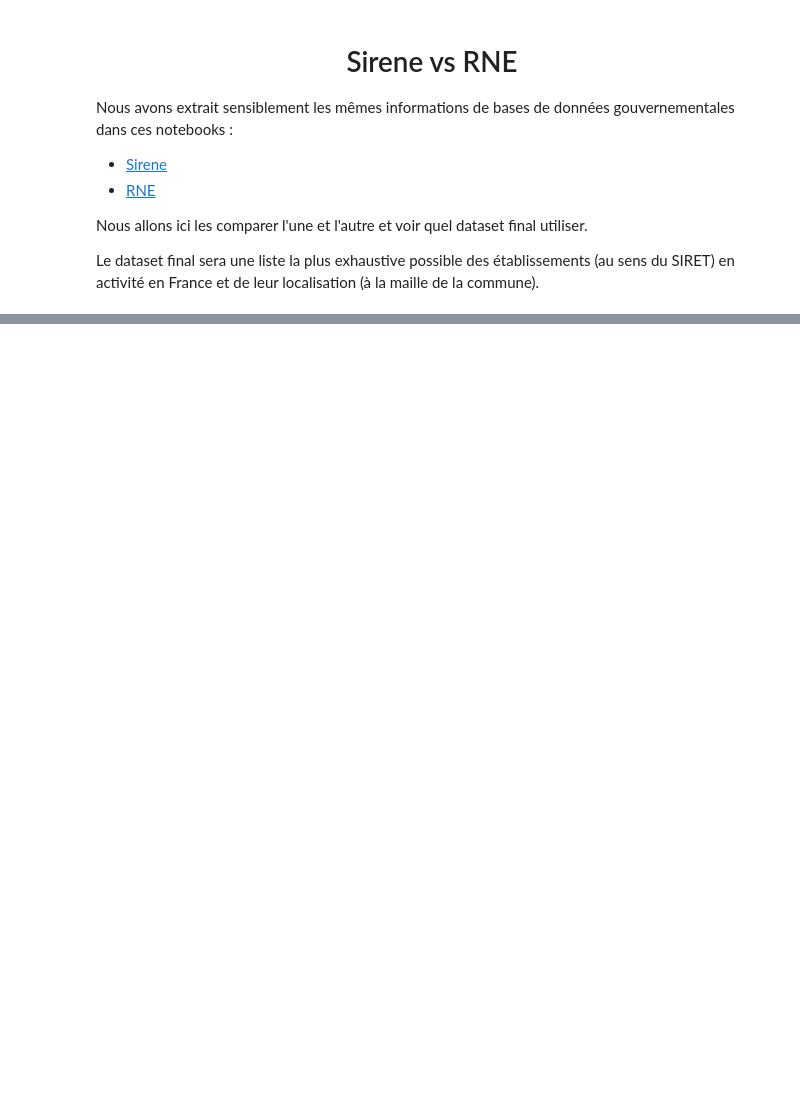
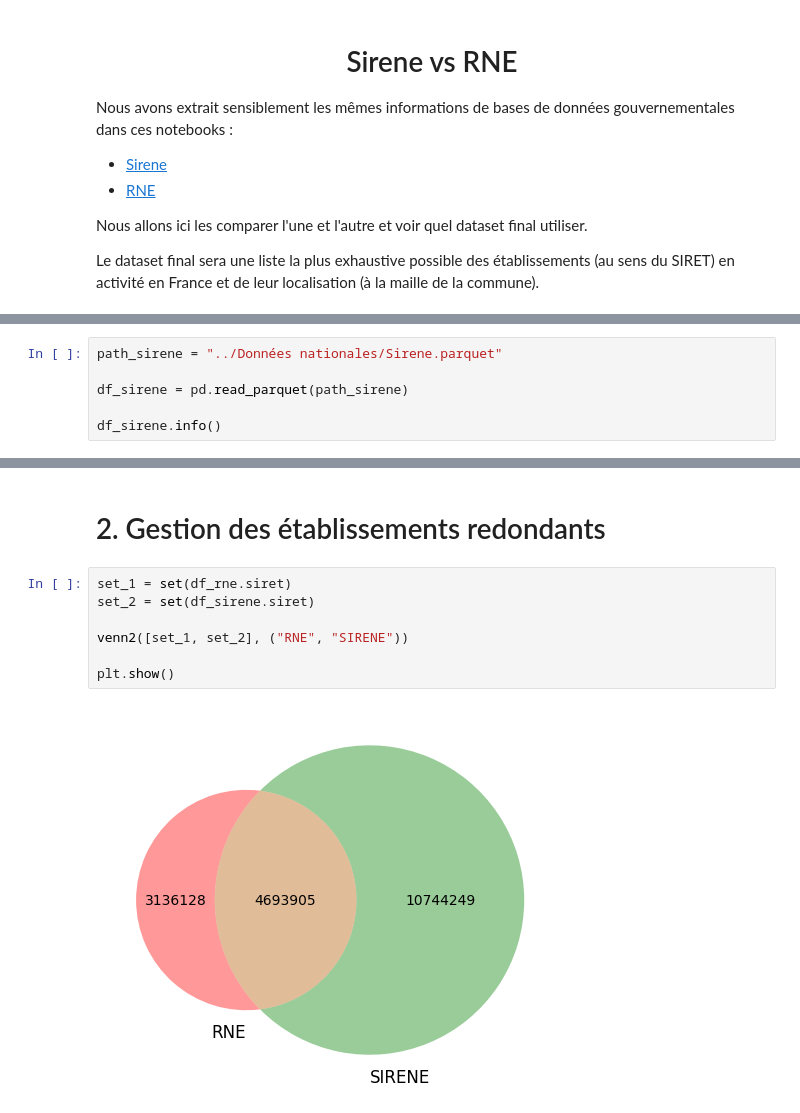
Before and after one commit to basile-desjuzeur/zone-de-chalandise, a Jupyter notebook: Notebooks/3. Sirene & RNE.ipynb, the cells around one changed output, grey strips where cells are left out. Cells and saved outputs as stored; diff of their text form; blank space fills up the shorter version.

```diff
--- a/Notebooks/3. Sirene & RNE.ipynb
+++ b/Notebooks/3. Sirene & RNE.ipynb
@@ -282,0 +44,6 @@ df_final.to_parquet("../Données nationales/RegistreNationalEtablissementsActif
+# %%
+path_sirene = "../Données nationales/Sirene.parquet"
+
+df_sirene = pd.read_parquet(path_sirene)
+
+df_sirene.info()
@@ -282,0 +78,11 @@ df_final.to_parquet("../Données nationales/RegistreNationalEtablissementsActif
+# %% [markdown]
+# 2. Gestion des établissements redondants
+# %%
+set_1 = set(df_rne.siret)
+set_2 = set(df_sirene.siret)
+
+venn2([set_1, set_2], ("RNE", "SIRENE"))
+
+plt.show()
+# %% [output]
+[figure, added]
```
Also changed, not shown: parts of 53 cells of this notebook, 1 other file.
